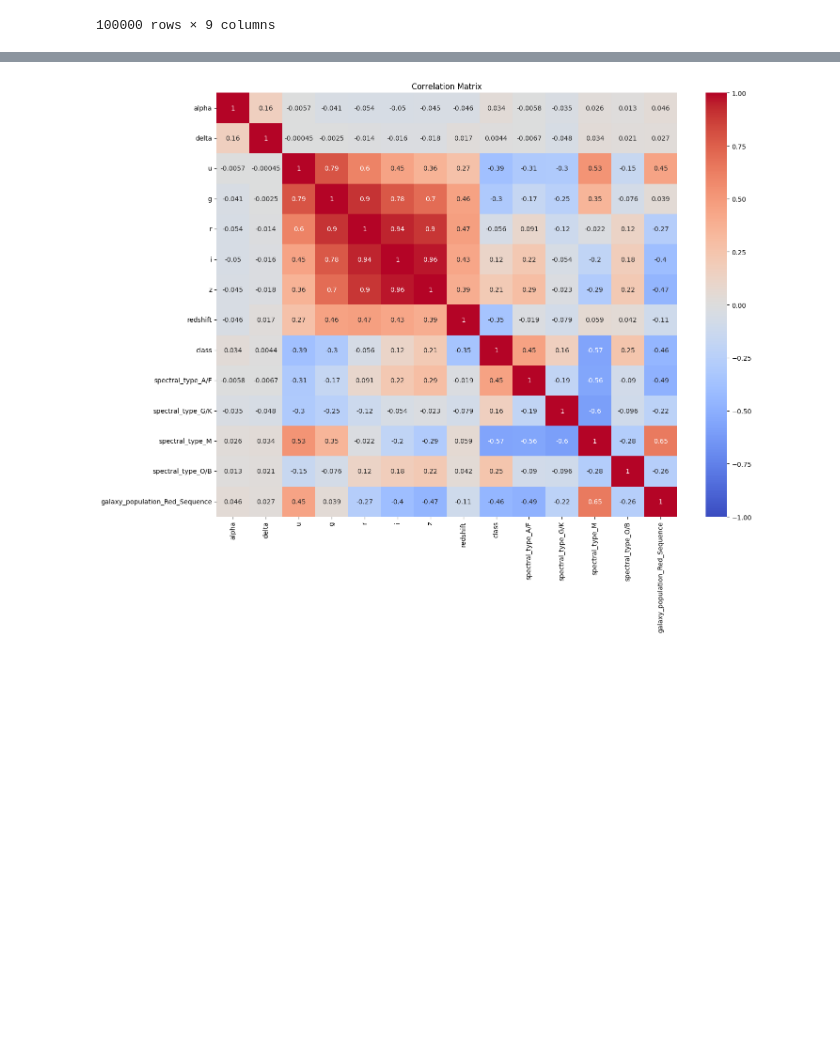
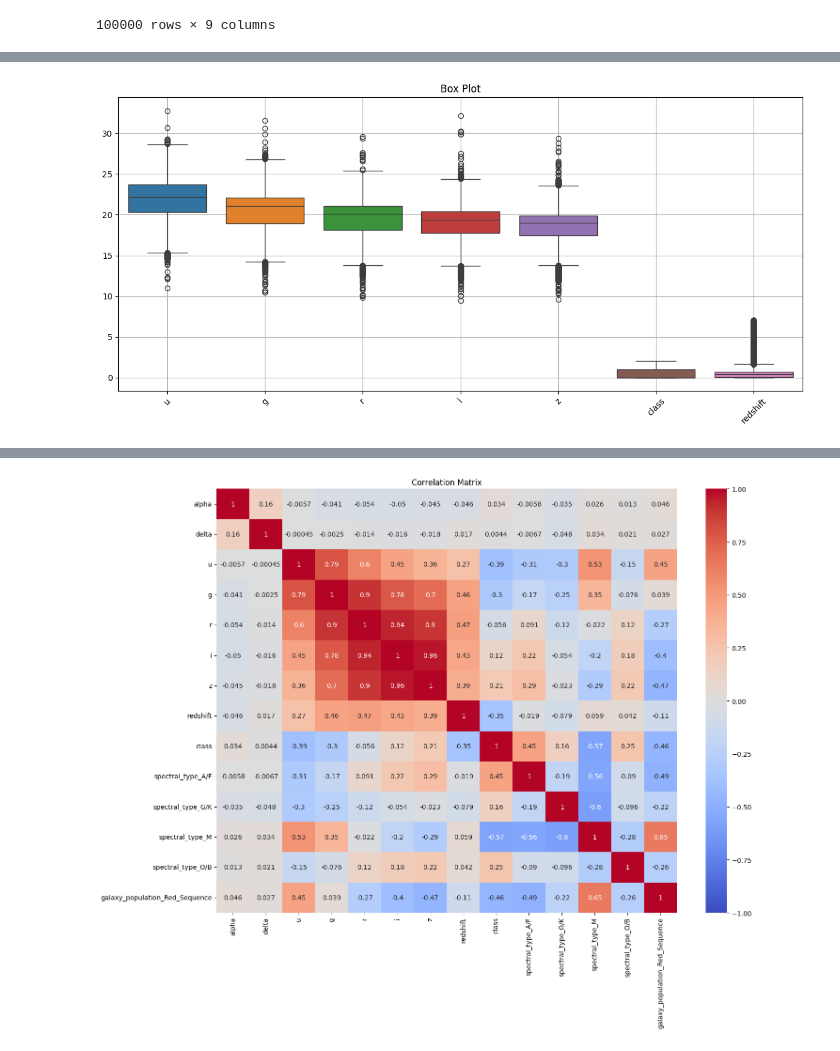
Before and after one commit to abdubakr77/predicting-stellar-class, a Jupyter notebook: notebooks/02_preprocessing.ipynb, the cells around one changed output, grey strips where cells are left out. Drawn from its saved outputs; the diff is of its cells as text; code cells hidden in the pictures; blank space fills up the shorter version.

```diff
--- a/notebooks/02_preprocessing.ipynb
+++ b/notebooks/02_preprocessing.ipynb
@@ -40,3 +50,7 @@ orig_df
+# %%
+show_outliers(orig_df[orig_df.columns[2:]])
+# %% [output]
+[figure, added]
 # %%
 train_df
 # %% [output]
```
Also changed, not shown: parts of 3 cells of this notebook.
